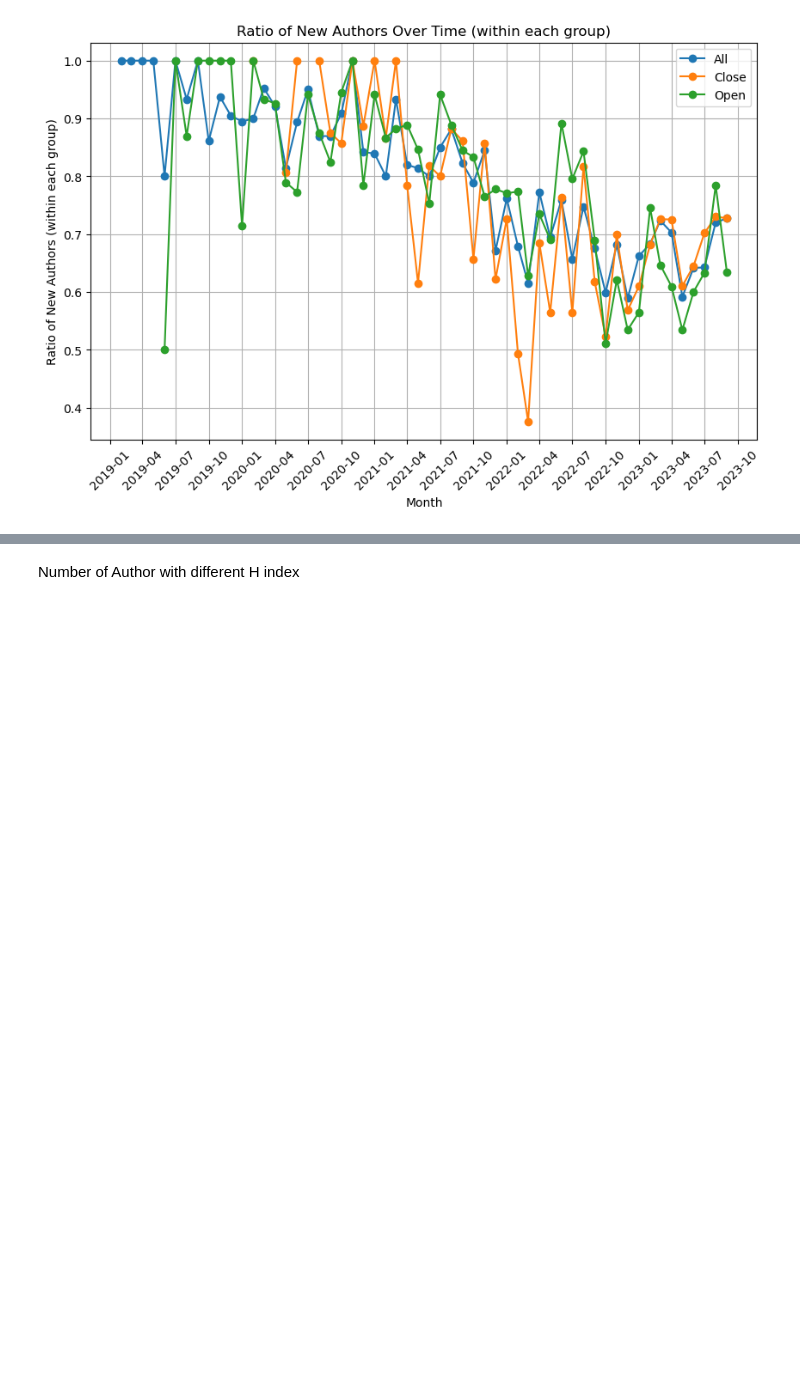
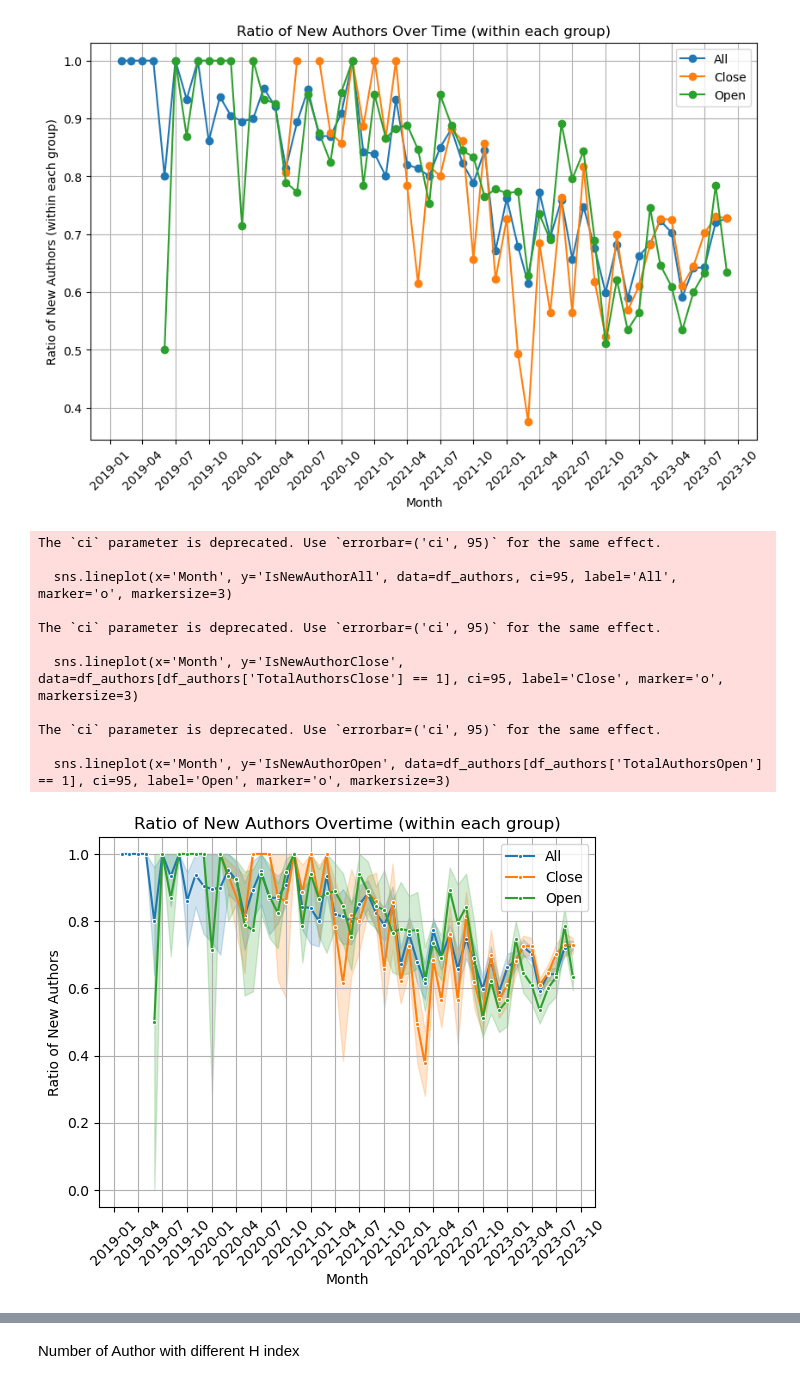
Before and after one commit to jiaweixu98/ChatGPTinnovationWaves, a Jupyter notebook: llm_final_paper.ipynb, the cells around one changed output, grey strips where cells are left out. Cells and saved outputs as stored; diff of their text form; code cells hidden in the pictures; blank space fills up the shorter version.

```diff
--- a/llm_final_paper.ipynb
+++ b/llm_final_paper.ipynb
@@ -705,3 +761,68 @@ plt.legend()  # add legend
 plt.show()
 # %% [output]
 [figure]
+# %%
+# Initialize an empty list to store the data
+data = []
+unique_authors = set()
+
+# For each row in the DataFrame
+for index, row in df.iterrows():
+    # Extract the authors
+    authors = row['authors_y']
+    # For each author
+    for author in authors:
+        # Create a dictionary to store the data for this author
+        author_data = {'Month': row['Month'], 'AuthorId': author['authorId']}
+        # Determine whether the author is a new author in each category
+        author_data['IsNewAuthorAll'] = author['authorId'] not in unique_authors
+        author_data['IsNewAuthorModel'] = row['containModel'] > 0 and author_data['IsNewAuthorAll']
+        author_data['IsNewAuthorClose'] = row['containClose'] > 0 and author_data['IsNewAuthorAll']
+        author_data['IsNewAuthorOpen'] = row['containOpen'] > 0 and author_data['IsNewAuthorAll']
+        # Add the author to the set of unique authors
+        unique_authors.add(author['authorId'])
+        # Add the total count of authors for each category
+        author_data['TotalAuthorsModel'] = row['containModel'] > 0
+        author_data['TotalAuthorsClose'] = row['containClose'] > 0
+        author_data['TotalAuthorsOpen'] = row['containOpen'] > 0
+        # Add the data for this author to the list
+        data.append(author_data)
+
+# Convert the list to a DataFrame
+df_authors = pd.DataFrame(data)
+
+# Convert 'Month' to datetime
+df_authors['Month'] = df_authors['Month'].dt.to_timestamp()
+
+# Now you can use seaborn's lineplot function to plot the data with a 95% confidence interval
+sns.lineplot(x='Month', y='IsNewAuthorAll', data=df_authors, ci=95, label='All', marker='o', markersize=3)
+# sns.lineplot(x='Month', y='IsNewAuthorModel', data=df_authors[df_authors['TotalAuthorsModel'] == 1], ci=95, label='Model')
+sns.lineplot(x='Month', y='IsNewAuthorClose', data=df_authors[df_authors['TotalAuthorsClose'] == 1], ci=95, label='Close', marker='o', markersize=3)
+sns.lineplot(x='Month', y='IsNewAuthorOpen', data=df_authors[df_authors['TotalAuthorsOpen'] == 1], ci=95, label='Open', marker='o', markersize=3)
+
+# Set the title and y-axis label
+plt.title('Ratio of New Authors Overtime (within each group)')
+plt.ylabel('Ratio of New Authors')
+
+plt.grid()
+# Adjust the x-axis to have a three-month interval and a 45-degree rotation
+ax = plt.gca()
+ax.xaxis.set_major_locator(mdates.MonthLocator(interval=3))
+ax.xaxis.set_major_formatter(mdates.DateFormatter('%Y-%m'))
+plt.xticks(rotation=45)
+
+# Show the plot
+plt.show()
+# %% [output]
+The `ci` parameter is deprecated. Use `errorbar=('ci', 95)` for the same effect.
+
+  sns.lineplot(x='Month', y='IsNewAuthorAll', data=df_authors, ci=95, label='All', marker='o', markersize=3)
+
+The `ci` parameter is deprecated. Use `errorbar=('ci', 95)` for the same effect.
+
+  sns.lineplot(x='Month', y='IsNewAuthorClose', data=df_authors[df_authors['TotalAuthorsClose'] == 1], ci=95, label='Close', marker='o', markersize=3)
+
+The `ci` parameter is deprecated. Use `errorbar=('ci', 95)` for the same effect.
+
+  sns.lineplot(x='Month', y='IsNewAuthorOpen', data=df_authors[df_authors['TotalAuthorsOpen'] == 1], ci=95, label='Open', marker='o', markersize=3)
+[figure, added]
```
Also changed, not shown: parts of 10 cells of this notebook.
